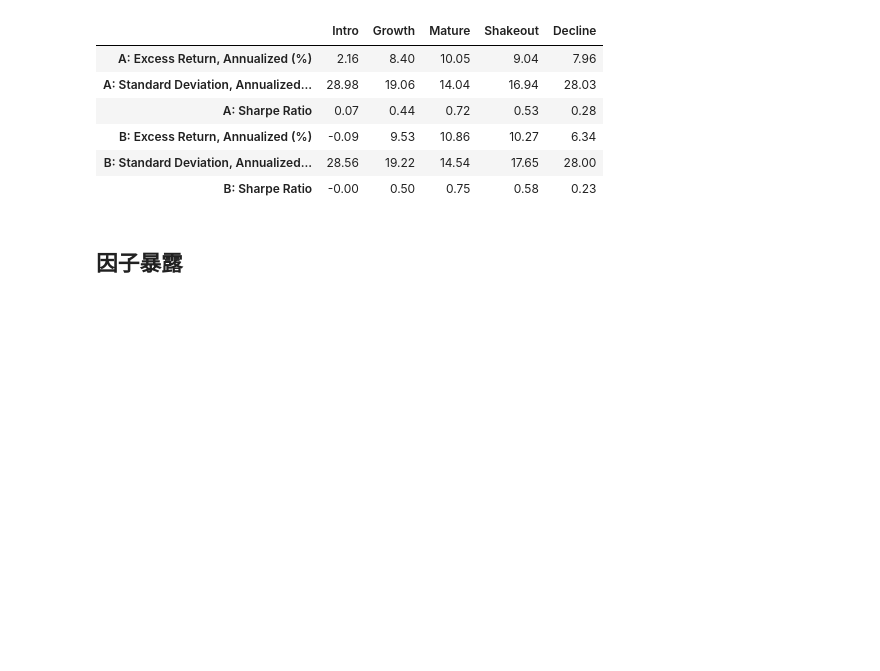
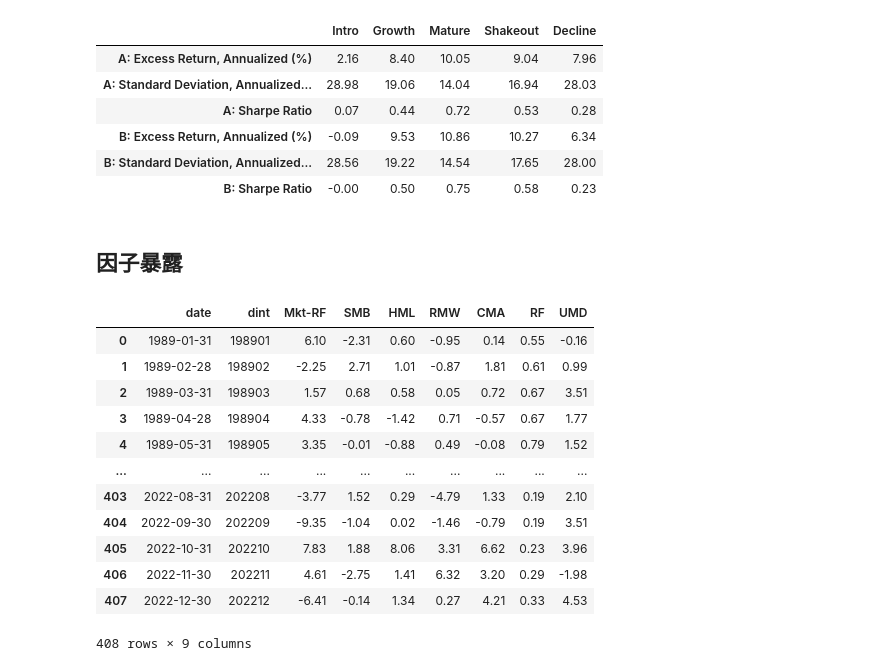
Before and after one commit to Light-ning/firm-life-cycle, a Jupyter notebook: analysis/investment-performance.ipynb, the cells around one changed output. Drawn from its saved outputs; the diff is of its cells as text; code cells hidden in the pictures; blank space fills up the shorter version.

```diff
--- a/analysis/investment-performance.ipynb
+++ b/analysis/investment-performance.ipynb
@@ -244,3 +254,19 @@ df_sp
 | B: Sharpe Ratio | -0.00 | 0.50 | 0.75 | 0.58 | 0.23 |
 # %% [markdown]
 ## 因子暴露
+# %%
+df_factor
+# %% [output]
+|  | date | dint | Mkt-RF | SMB | HML | RMW | CMA | RF | UMD |
+| 0 | 1989-01-31 | 198901 | 6.10 | -2.31 | 0.60 | -0.95 | 0.14 | 0.55 | -0.16 |
+| 1 | 1989-02-28 | 198902 | -2.25 | 2.71 | 1.01 | -0.87 | 1.81 | 0.61 | 0.99 |
+| 2 | 1989-03-31 | 198903 | 1.57 | 0.68 | 0.58 | 0.05 | 0.72 | 0.67 | 3.51 |
+| 3 | 1989-04-28 | 198904 | 4.33 | -0.78 | -1.42 | 0.71 | -0.57 | 0.67 | 1.77 |
+| 4 | 1989-05-31 | 198905 | 3.35 | -0.01 | -0.88 | 0.49 | -0.08 | 0.79 | 1.52 |
+| ... | ... | ... | ... | ... | ... | ... | ... | ... | ... |
+| 403 | 2022-08-31 | 202208 | -3.77 | 1.52 | 0.29 | -4.79 | 1.33 | 0.19 | 2.10 |
+| 404 | 2022-09-30 | 202209 | -9.35 | -1.04 | 0.02 | -1.46 | -0.79 | 0.19 | 3.51 |
+| 405 | 2022-10-31 | 202210 | 7.83 | 1.88 | 8.06 | 3.31 | 6.62 | 0.23 | 3.96 |
+| 406 | 2022-11-30 | 202211 | 4.61 | -2.75 | 1.41 | 6.32 | 3.20 | 0.29 | -1.98 |
+| 407 | 2022-12-30 | 202212 | -6.41 | -0.14 | 1.34 | 0.27 | 4.21 | 0.33 | 4.53 |
+408 rows × 9 columns
```
Also changed, not shown: parts of 4 cells of this notebook.
